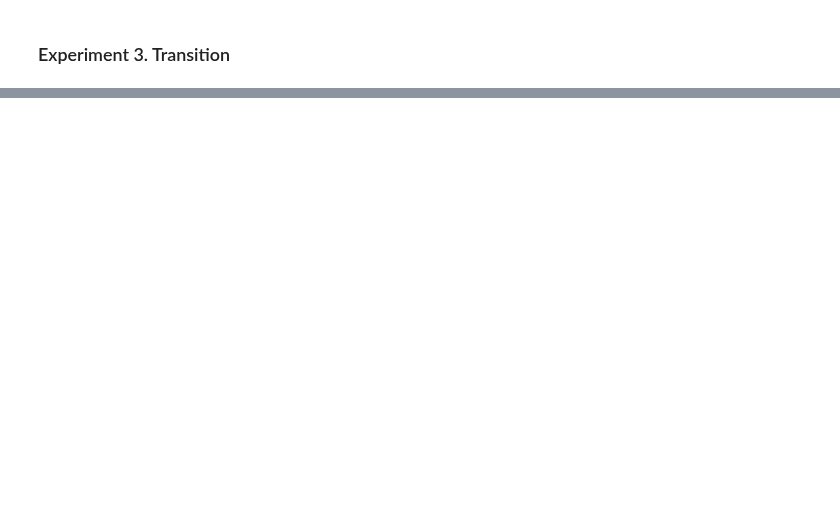
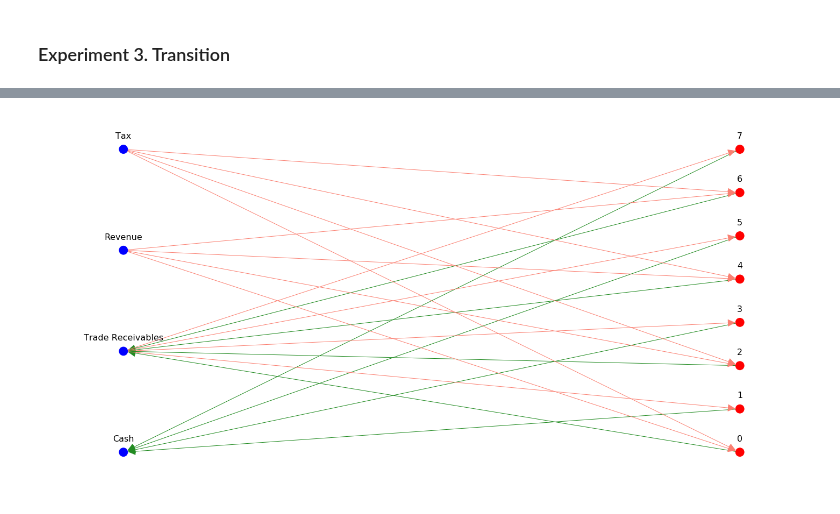
Before and after one commit to AlexWorldD/NetEmbs, a Jupyter notebook: ProofOfConcept.ipynb, the cells around one changed output, grey strips where cells are left out. Drawn from its saved outputs; the diff is of its cells as text; code cells hidden in the pictures; blank space fills up the shorter version.

Commit message:
Upd vis, add complex test: sales and collection together

```diff
--- a/ProofOfConcept.ipynb
+++ b/ProofOfConcept.ipynb
@@ -466,0 +532,41 @@ plot_heatmap(pairs3, "HeatExp3", 9, "col")
+# %%
+# Graph construction with networkX
+def construct_graph_v2(df):
+        B = nx.DiGraph()
+        B.add_nodes_from(df['ID'], bipartite=0)
+        B.add_nodes_from(df['Name'], bipartite=1)
+        B.add_weighted_edges_from(
+            [(row['Name'], row['ID'], row["Credit"]) for idx, row in df[df["from"]==True].iterrows()],
+            weight='weight', type="CREDIT")
+        B.add_weighted_edges_from(
+            [(row['ID'], row['Name'], row["Debit"]) for idx, row in df[df["from"]==False].iterrows()],
+            weight='weight', type="DEBIT")
+        return B
+#     Graph plotting with bipartite layout
+def plot_network_v2(B, edges_label=True, title=None):
+    colors = {0: "Blue", 1: "Red"}
+    left = {n for n, d in B.nodes(data=True) if d['bipartite']==1}
+    pos = nx.bipartite_layout(B, left)
+    arc_weight=nx.get_edge_attributes(B,'weight')
+    node_col = ["Red" if d['bipartite']==0 else "Blue" for n, d in B.nodes(data=True)]
+    nx.draw_networkx_nodes(B, pos, node_color= node_col, with_labels=False, node_size=250)
+    debit = {(u, v) for u, v, d in exp4.edges(data=True) if d['type']=="DEBIT"}
+    credit = {(u, v) for u, v, d in exp4.edges(data=True) if d['type']=="CREDIT"}
+    nx.draw_networkx_edges(B, pos, edgelist=debit, edge_color="forestgreen", arrowsize=30)
+    nx.draw_networkx_edges(B, pos, edgelist=credit, edge_color="salmon", arrowsize=30)
+    if edges_label:
+        nx.draw_networkx_edge_labels(B, pos, node_size=250, edge_labels=arc_weight, font_size=16)
+#     TODO add relative align for labels
+    label_pos = pos.copy()
+    for p in label_pos:  # raise text positions
+        label_pos[p][1] += 0.05
+    nx.draw_networkx_labels(B, pos, font_size=16)
+    ax = plt.gca()
+    ax.set_axis_off()
+    if title is not None and isinstance(title, str):
+        plt.tight_layout()
+        plt.savefig("img/"+title, dpi=140, pad_inches=0.01)
+    plt.show()
+# %%
+generated_data = normalize(generate_complex_df())
+exp4 = construct_graph_v2(generated_data)
@@ -466,0 +593,4 @@ plot_heatmap(pairs3, "HeatExp3", 9, "col")
+# %%
+plot_network_v2(exp4, title="Exp4", edges_label=False)
+# %% [output]
+[figure, added]
```
Also changed, not shown: parts of 8 cells of this notebook, 3 other files.
